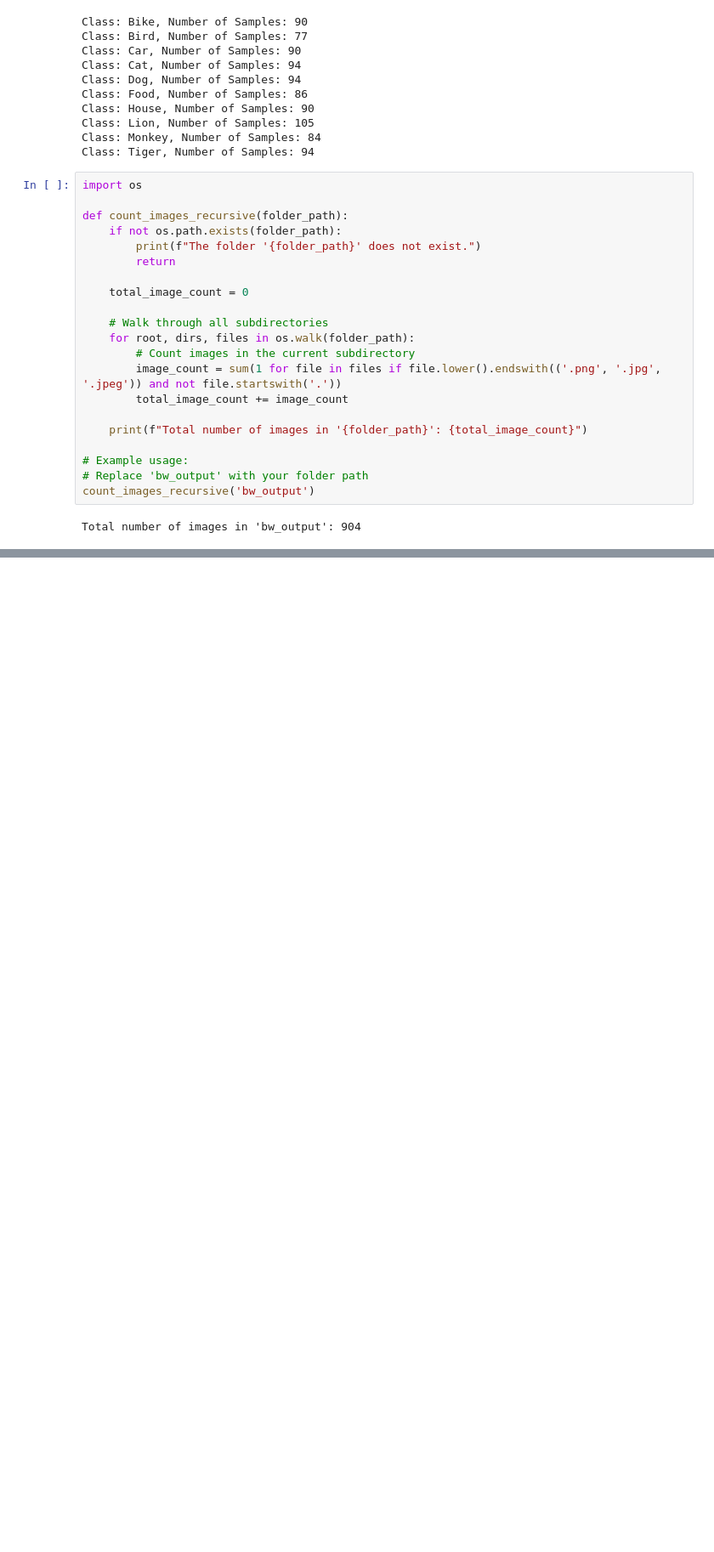
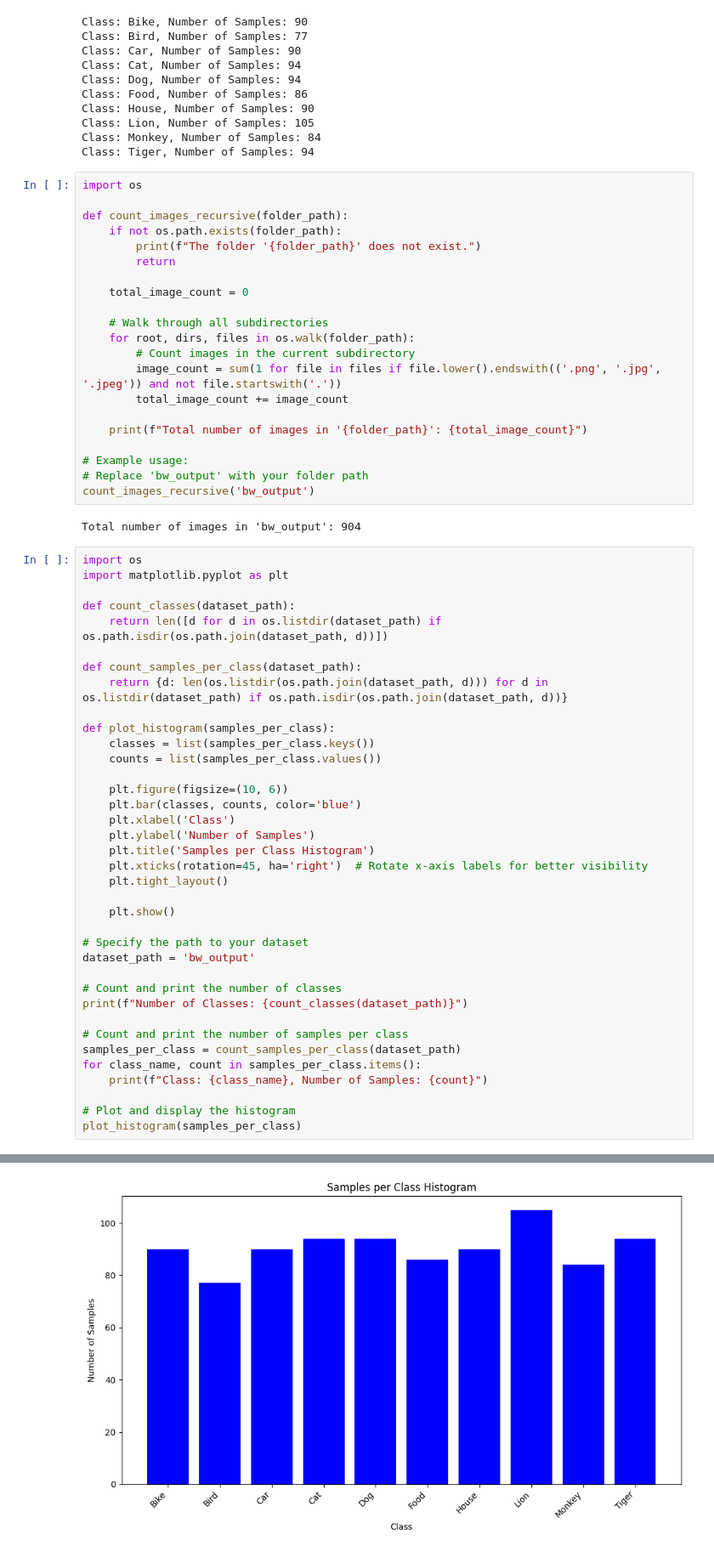
Before and after one commit to RifatXia/CSE465-Project, a Jupyter notebook: Image Generator.ipynb, the cells around one changed output, grey strips where cells are left out. Shown at 85% size. Drawn from its saved outputs; the diff is of its cells as text; blank space fills up the shorter version.

Commit message:
histogram generated

```diff
--- a/Image Generator.ipynb
+++ b/Image Generator.ipynb
@@ -251,3 +251,41 @@ def count_images_recursive(folder_path):
 count_images_recursive('bw_output')
 # %% [output]
 Total number of images in 'bw_output': 904
+# %%
+import os
+import matplotlib.pyplot as plt
+
+def count_classes(dataset_path):
+    return len([d for d in os.listdir(dataset_path) if os.path.isdir(os.path.join(dataset_path, d))])
+
+def count_samples_per_class(dataset_path):
+    return {d: len(os.listdir(os.path.join(dataset_path, d))) for d in os.listdir(dataset_path) if os.path.isdir(os.path.join(dataset_path, d))}
+
+def plot_histogram(samples_per_class):
+    classes = list(samples_per_class.keys())
+    counts = list(samples_per_class.values())
+
+    plt.figure(figsize=(10, 6))
+    plt.bar(classes, counts, color='blue')
+    plt.xlabel('Class')
+    plt.ylabel('Number of Samples')
+    plt.title('Samples per Class Histogram')
+    plt.xticks(rotation=45, ha='right')  # Rotate x-axis labels for better visibility
+    plt.tight_layout()
+
+    plt.show()
+
+# Specify the path to your dataset
+dataset_path = 'bw_output'
+
+# Count and print the number of classes
+print(f"Number of Classes: {count_classes(dataset_path)}")
+
+# Count and print the number of samples per class
+samples_per_class = count_samples_per_class(dataset_path)
+for class_name, count in samples_per_class.items():
+    print(f"Class: {class_name}, Number of Samples: {count}")
+
+# Plot and display the histogram
+plot_histogram(samples_per_class)
+# %% [output]
@@ -253,0 +303 @@ Total number of images in 'bw_output': 904
+[figure, added]
```
Also changed, not shown: parts of 1 cell of this notebook.
